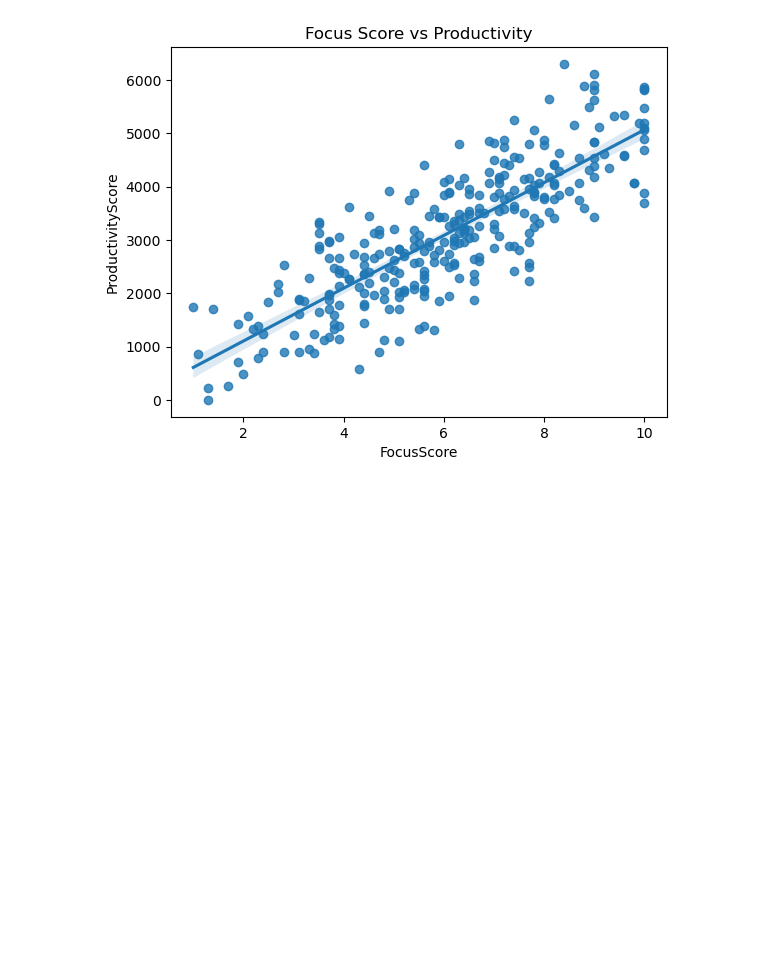
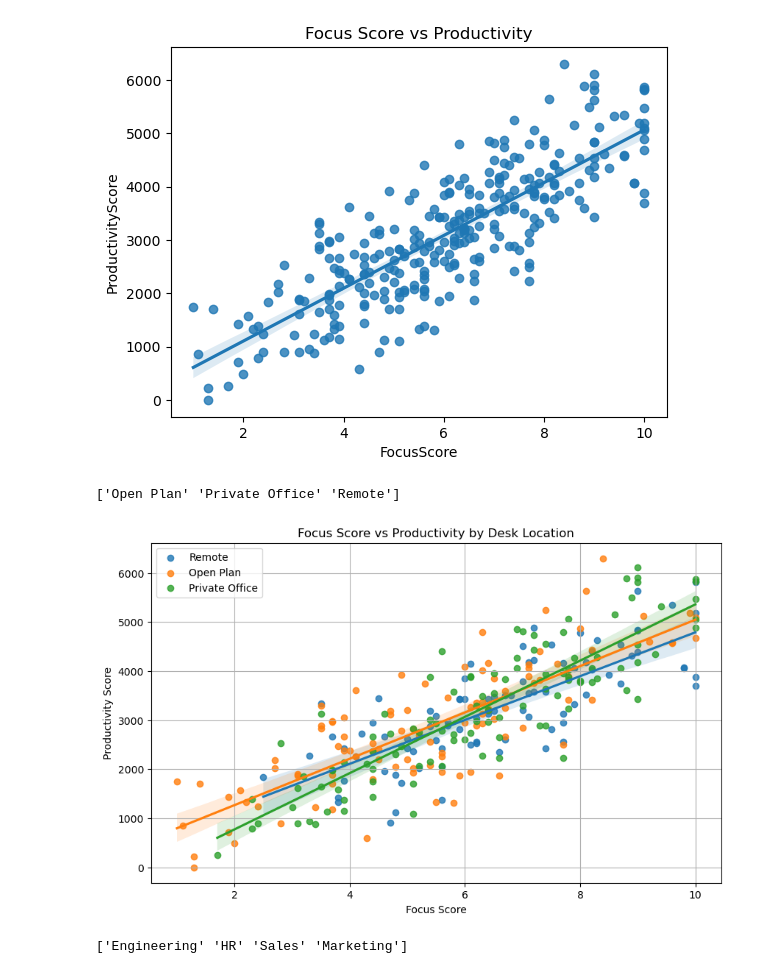
Before and after one commit to jennduke/Data_Visualization_And_Modeling, a Jupyter notebook: Lab/3.3 Visualizing Relationships Between Quantitative Features Lab-Copy1.ipynb, the cells around one changed output. Saved outputs shown, nothing was run; the diff lists cells and outputs as text; code cells hidden in the pictures; blank space fills up the shorter version.

```diff
--- a/Lab/3.3 Visualizing Relationships Between Quantitative Features Lab-Copy1.ipynb
+++ b/Lab/3.3 Visualizing Relationships Between Quantitative Features Lab-Copy1.ipynb
@@ -203,3 +203,53 @@ Covariance Type:            nonrobust
 Notes:
 [1] Standard Errors assume that the covariance matrix of the errors is correctly specified.
 [figure]
+# %%
+print(df['DeskLocation'].unique())
+# %% [output]
+['Open Plan' 'Private Office' 'Remote']
+# %%
+df['DeskLocation'] = df['DeskLocation'].map({
+    'Open Plan':0,
+    'Private Office':1,
+    'Remote':2
+})
+# %%
+plt.figure(figsize=(10, 6))
+
+sns.regplot(
+    x='FocusScore',
+    y='ProductivityScore',
+    data=df.loc[df['DeskLocation'] == 2],
+    label='Remote'
+)
+
+sns.regplot(
+    x='FocusScore',
+    y='ProductivityScore',
+    data=df.loc[df['DeskLocation'] == 0],
+    label='Open Plan'
+)
+
+sns.regplot(
+    x='FocusScore',
+    y='ProductivityScore',
+    data=df.loc[df['DeskLocation'] == 1],
+    label='Private Office'
+)
+
+plt.title('Focus Score vs Productivity by Desk Location')
+
+plt.xlabel('Focus Score')
+plt.ylabel('Productivity Score')
+
+plt.legend()
+
+plt.grid(True)
+
+plt.show()
+# %% [output]
+[figure, added]
+# %%
+print(df['Department'].unique())
+# %% [output]
+['Engineering' 'HR' 'Sales' 'Marketing']
```
Also changed, not shown: parts of 2 cells of this notebook.
